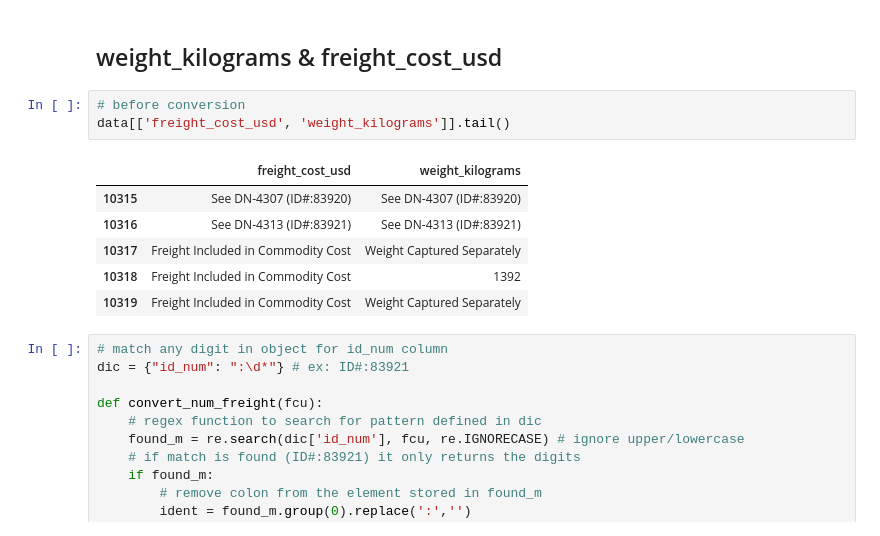
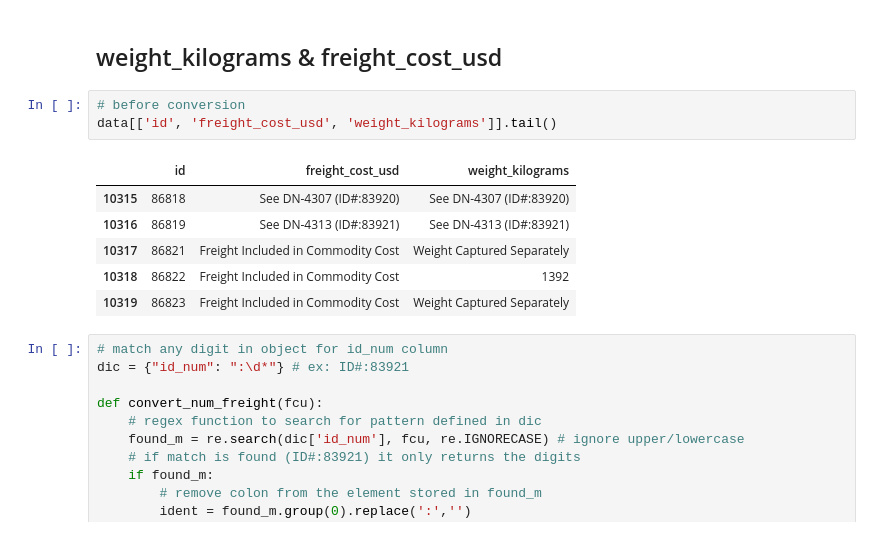
Before and after one commit to chriztopherton/DATA240, a Jupyter notebook: notebooks/cleaning_categ.ipynb, the cells around one changed output. Drawn from its saved outputs; the diff is of its cells as text.

```diff
--- a/notebooks/cleaning_categ.ipynb
+++ b/notebooks/cleaning_categ.ipynb
@@ -154,14 +171,14 @@ Use index col (id) to convert weight and freight
 ## weight_kilograms & freight_cost_usd
 # %%
 # before conversion
-data[['freight_cost_usd', 'weight_kilograms']].tail()
+data[['id', 'freight_cost_usd', 'weight_kilograms']].tail()
 # %% [output]
-|  | freight_cost_usd | weight_kilograms |
-| 10315 | See DN-4307 (ID#:83920) | See DN-4307 (ID#:83920) |
-| 10316 | See DN-4313 (ID#:83921) | See DN-4313 (ID#:83921) |
-| 10317 | Freight Included in Commodity Cost | Weight Captured Separately |
-| 10318 | Freight Included in Commodity Cost | 1392 |
-| 10319 | Freight Included in Commodity Cost | Weight Captured Separately |
+|  | id | freight_cost_usd | weight_kilograms |
+| 10315 | 86818 | See DN-4307 (ID#:83920) | See DN-4307 (ID#:83920) |
+| 10316 | 86819 | See DN-4313 (ID#:83921) | See DN-4313 (ID#:83921) |
+| 10317 | 86821 | Freight Included in Commodity Cost | Weight Captured Separately |
+| 10318 | 86822 | Freight Included in Commodity Cost | 1392 |
+| 10319 | 86823 | Freight Included in Commodity Cost | Weight Captured Separately |
 # %%
 # match any digit in object for id_num column
 dic = {"id_num": ":\d*"} # ex: ID#:83921
```
Also changed, not shown: parts of 15 cells of this notebook, 2 other files.
